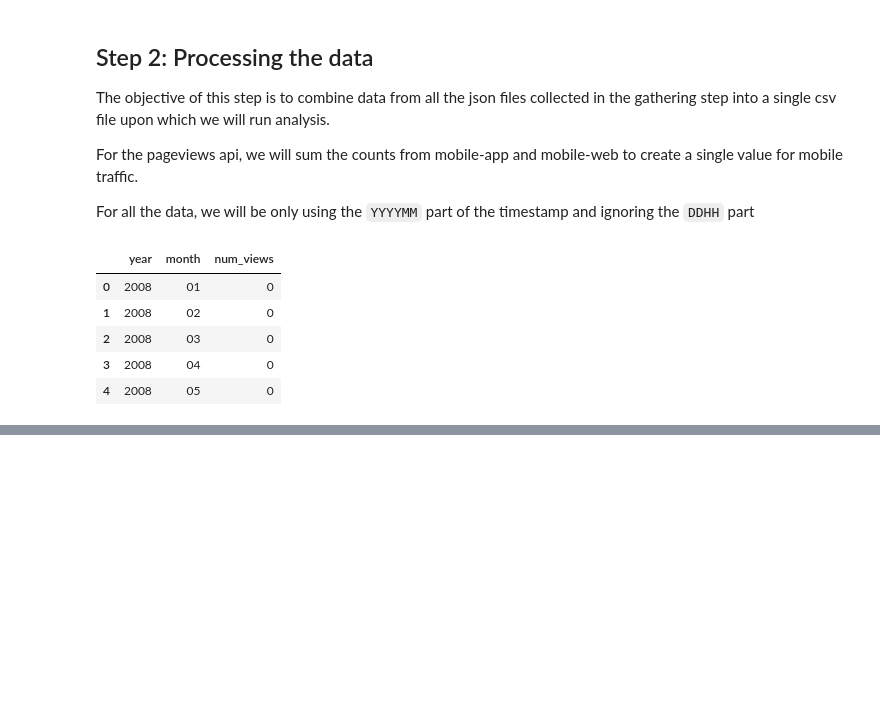
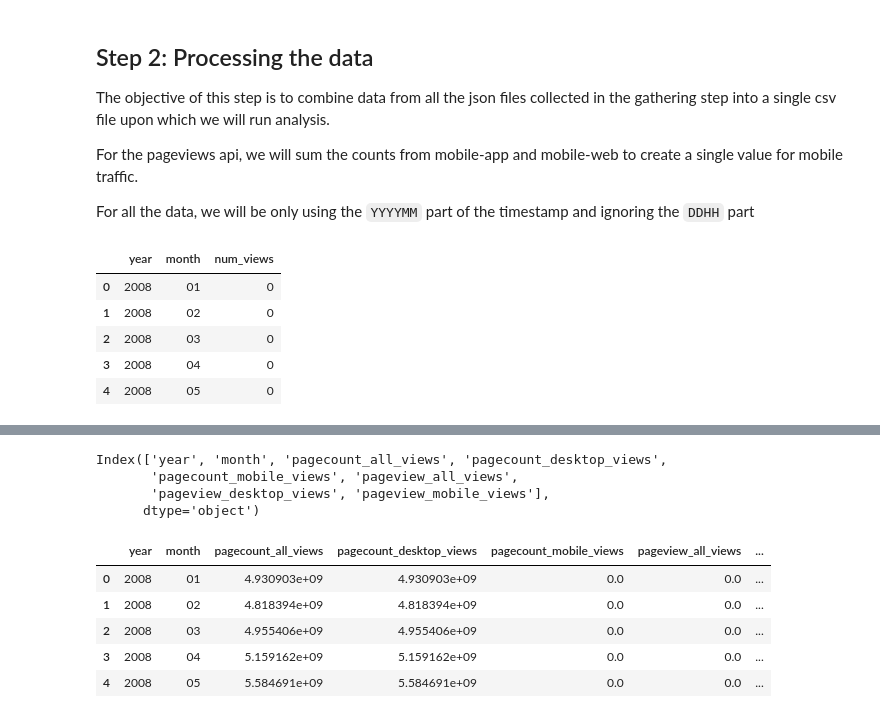
Before and after one commit to vikrantb/data-512, a Jupyter notebook: data-512-a1/wikipedia-analysis.ipynb, the cells around one changed output, grey strips where cells are left out. Saved outputs shown, nothing was run; the diff lists cells and outputs as text; code cells hidden in the pictures; blank space fills up the shorter version.

```diff
--- a/data-512-a1/wikipedia-analysis.ipynb
+++ b/data-512-a1/wikipedia-analysis.ipynb
@@ -176,3 +177,4 @@ all_years = add_df(all_years, pagecounts_mobile_df, 'pagecount_mobile_views')
 all_years = add_df(all_years, pageview_all_df, 'pageview_all_views')
 all_years = add_df(all_years, pageviews_desktop_df, 'pageview_desktop_views')
 all_years = add_df(all_years, pageviews_mobile_df, 'pageview_mobile_views')
+all_years = all_years.drop(columns=['num_views'])
@@ -223,0 +181,2 @@ all_of_all_df.head(3)
+# %%
+all_years = all_years.fillna(0)
@@ -223,0 +185,17 @@ all_of_all_df.head(3)
+# %%
+all_years.columns
+# %% [output]
+Index(['year', 'month', 'pagecount_all_views', 'pagecount_desktop_views',
+       'pagecount_mobile_views', 'pageview_all_views',
+       'pageview_desktop_views', 'pageview_mobile_views'],
+      dtype='object')
+# %%
+all_years['date'] = all_years['year'] + '-' + all_years['month'] + '01'
+all_years.head()
+# %% [output]
+|  | year | month | pagecount_all_views | pagecount_desktop_views | pagecount_mobile_views | pageview_all_views | ... |
+| 0 | 2008 | 01 | 4.930903e+09 | 4.930903e+09 | 0.0 | 0.0 | ... |
+| 1 | 2008 | 02 | 4.818394e+09 | 4.818394e+09 | 0.0 | 0.0 | ... |
+| 2 | 2008 | 03 | 4.955406e+09 | 4.955406e+09 | 0.0 | 0.0 | ... |
+| 3 | 2008 | 04 | 5.159162e+09 | 5.159162e+09 | 0.0 | 0.0 | ... |
+| 4 | 2008 | 05 | 5.584691e+09 | 5.584691e+09 | 0.0 | 0.0 | ... |
```
Also changed, not shown: parts of 7 cells of this notebook, 1 other file.
